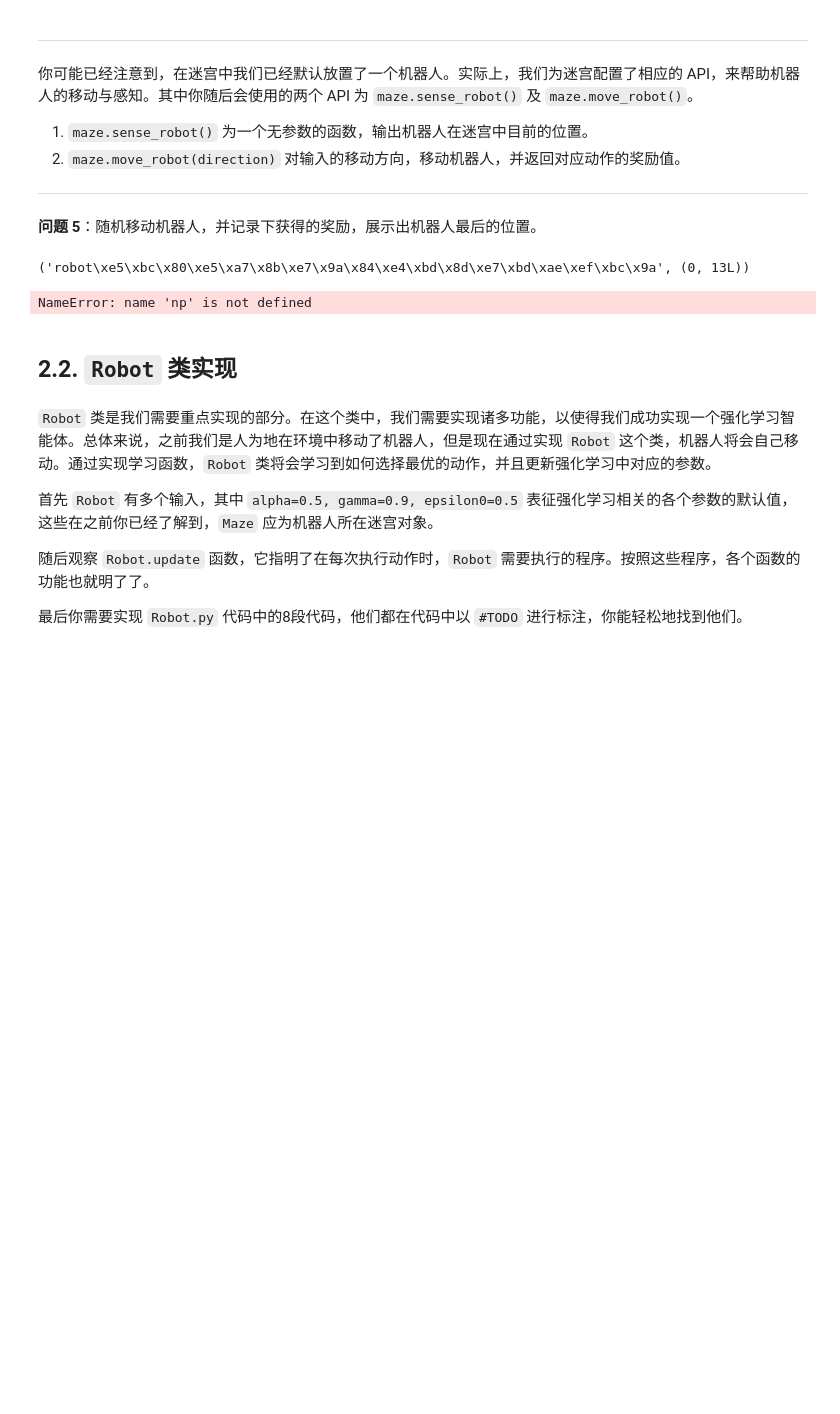
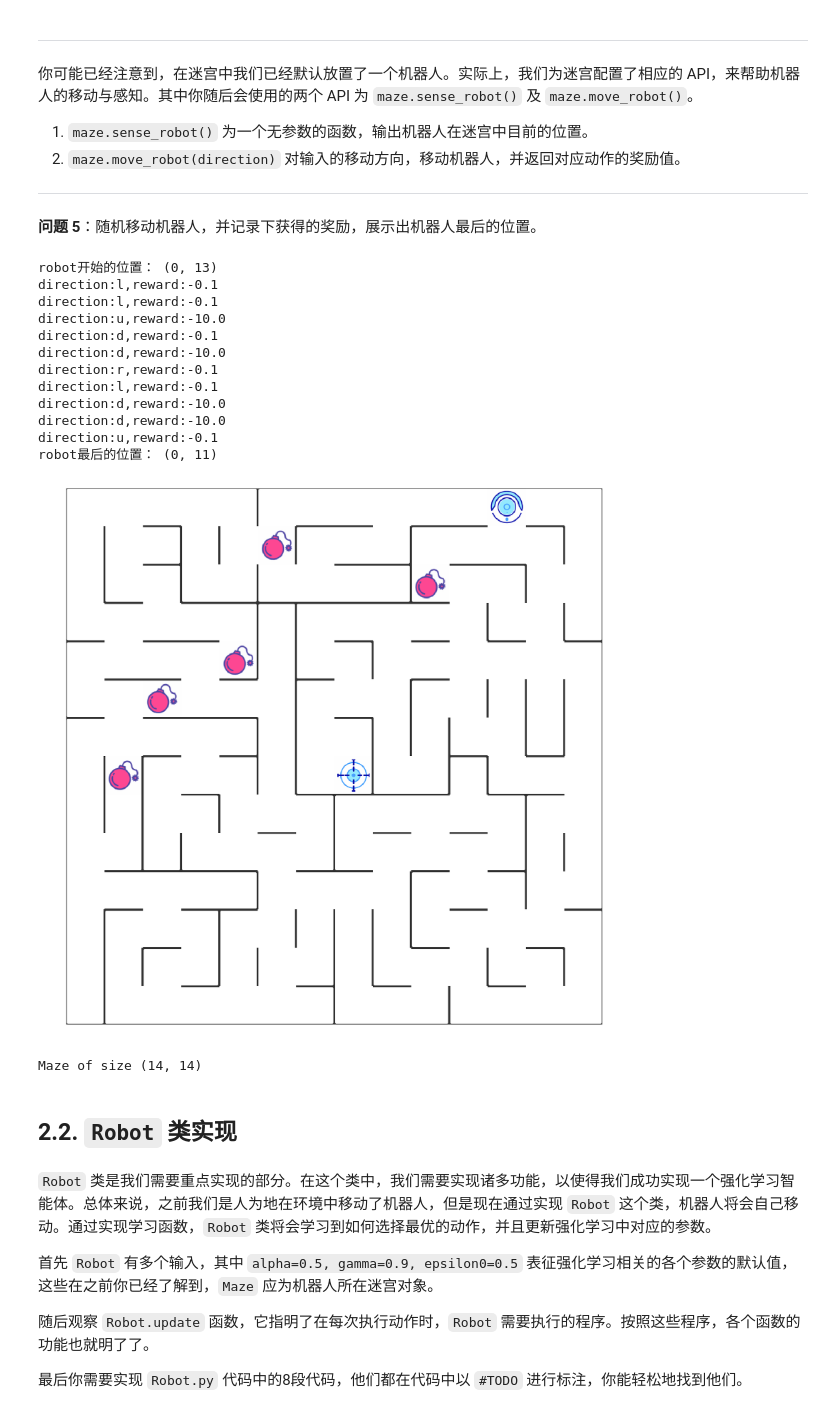
Before and after one commit to lb01yeah/ML_Learn_UdaCity, a Jupyter notebook: 05_RL/L8_P5/MLND_CN_P5_Reinforcement_Learning-master/robot_maze.ipynb, the cells around one changed output. Saved outputs shown, nothing was run; the diff lists cells and outputs as text; code cells hidden in the pictures; blank space fills up the shorter version.

```diff
--- a/05_RL/L8_P5/MLND_CN_P5_Reinforcement_Learning-master/robot_maze.ipynb
+++ b/05_RL/L8_P5/MLND_CN_P5_Reinforcement_Learning-master/robot_maze.ipynb
@@ -177,22 +178,34 @@ AttributeError: 'module' object has no attribute 'to_rgba'
 # %%
 rewards = []
 
 print("robot开始的位置：",my_maze.sense_robot())
 ## 循环、随机移动机器人10次，记录下奖励
 for i in range(10):
-    direction = np.random.choice(actions)
+    direction = random.choice(actions)
     reward = my_maze.move_robot(direction)
     print("direction:{0},reward:{1}".format(direction,reward))
     rewards.append(reward)
 
 ## 输出机器人最后的位置
 print("robot最后的位置：",my_maze.sense_robot())
 
 ## 打印迷宫，观察机器人位置
 my_maze
 # %% [output]
-('robot\xe5\xbc\x80\xe5\xa7\x8b\xe7\x9a\x84\xe4\xbd\x8d\xe7\xbd\xae\xef\xbc\x9a', (0, 13L))
+robot开始的位置： (0, 13)
+direction:l,reward:-0.1
+direction:l,reward:-0.1
+direction:u,reward:-10.0
+direction:d,reward:-0.1
+direction:d,reward:-10.0
+direction:r,reward:-0.1
+direction:l,reward:-0.1
+direction:d,reward:-10.0
+direction:d,reward:-10.0
+direction:u,reward:-0.1
+robot最后的位置： (0, 11)
+[figure, added]
-NameError: name 'np' is not defined
+Maze of size (14, 14)
 # %% [markdown]
 ## 2.2. `Robot` 类实现
 # %% [markdown]
```
Also changed, not shown: parts of 12 cells of this notebook.
